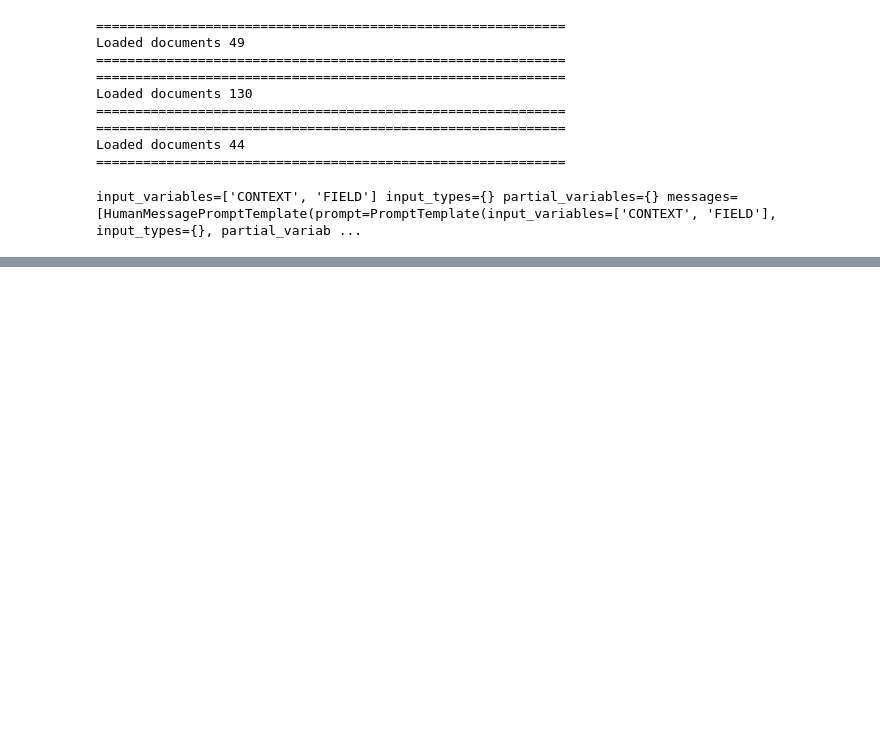
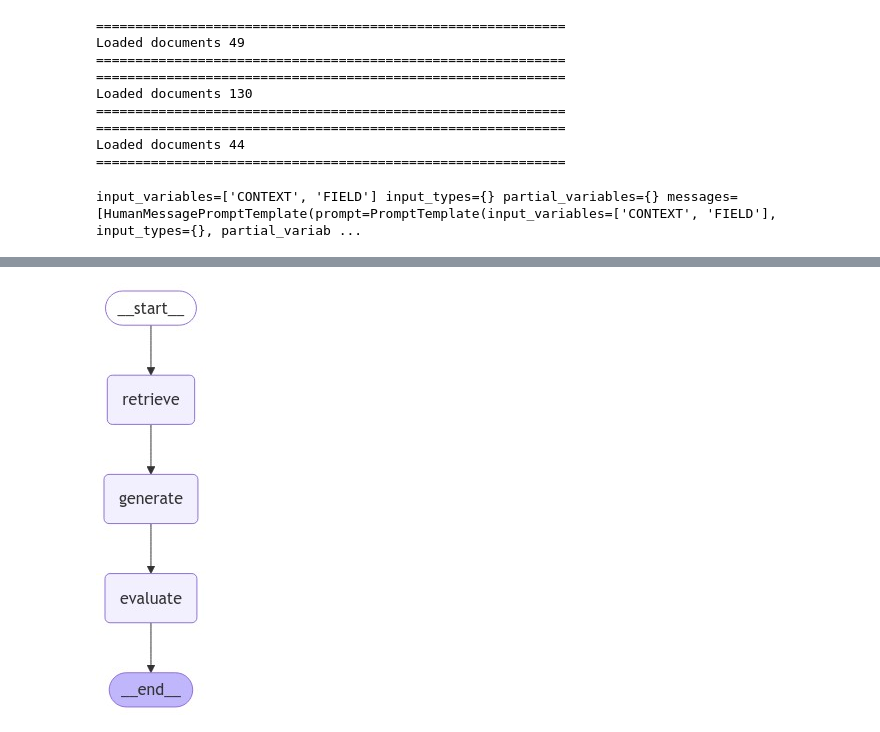
Before and after one commit to pinilDissanayaka/slaic-071_Team-Zyndicate, a Jupyter notebook: Notebook_manifesto.ipynb, the cells around one changed output, grey strips where cells are left out. Drawn from its saved outputs; the diff is of its cells as text; code cells hidden in the pictures; blank space fills up the shorter version.

```diff
--- a/Notebook_manifesto.ipynb
+++ b/Notebook_manifesto.ipynb
@@ -133,3 +131,5 @@ llm=ChatGroq(model="gemma2-9b-it")
+# %%
+llm=ChatGroq(model="llama-3.1-8b-instant")
 # %%
 prompt_template='''
         Compare the manifestos of all candidates focusing on the key issues of {FIELD}.
@@ -159,0 +200,44 @@ RateLimitError: Error code: 429 - {'error': {'message': 'Rate limit reached for
+# %%
+def evaluate(state:Graph_State):
+  evaluate_prompt_template='''
+  "Evaluate the manifesto of all candidate on a scale of 1 to 10 based on the following criteria Using given context : {CONTEXT} with candidate names
+    Provide an overall score out of 10"
+  '''
+
+  evaluate_prompt=ChatPromptTemplate.from_template(evaluate_prompt_template)
+
+
+  evaluate_chain = (
+    {"CONTEXT": RunnablePassthrough()}
+    | evaluate_prompt
+    | llm
+    | StrOutputParser()
+    )
+
+  evaluation=evaluate_chain.invoke({"CONTEXT": state['documents']})
+
+  return {"evaluation": evaluation}
+# %%
+from langgraph.graph import END, StateGraph, START
+
+workflow = StateGraph(Graph_State)
+
+# Define the nodes
+workflow.add_node("retrieve", retrieve)  # retrieve
+workflow.add_node("generate", genarate)  # generatae
+workflow.add_node("evaluate", evaluate)  # evaluate
+
+
+
+workflow.add_edge(START, "retrieve")
+workflow.add_edge("retrieve", "generate")
+workflow.add_edge("generate", "evaluate")
+workflow.add_edge("evaluate", END)
+
+graph=workflow.compile()
+# %%
+from IPython.display import Image, display
+
+display(Image(graph.get_graph().draw_mermaid_png()))
+# %% [output]
+[figure, added]
```
Also changed, not shown: parts of 9 cells of this notebook.
